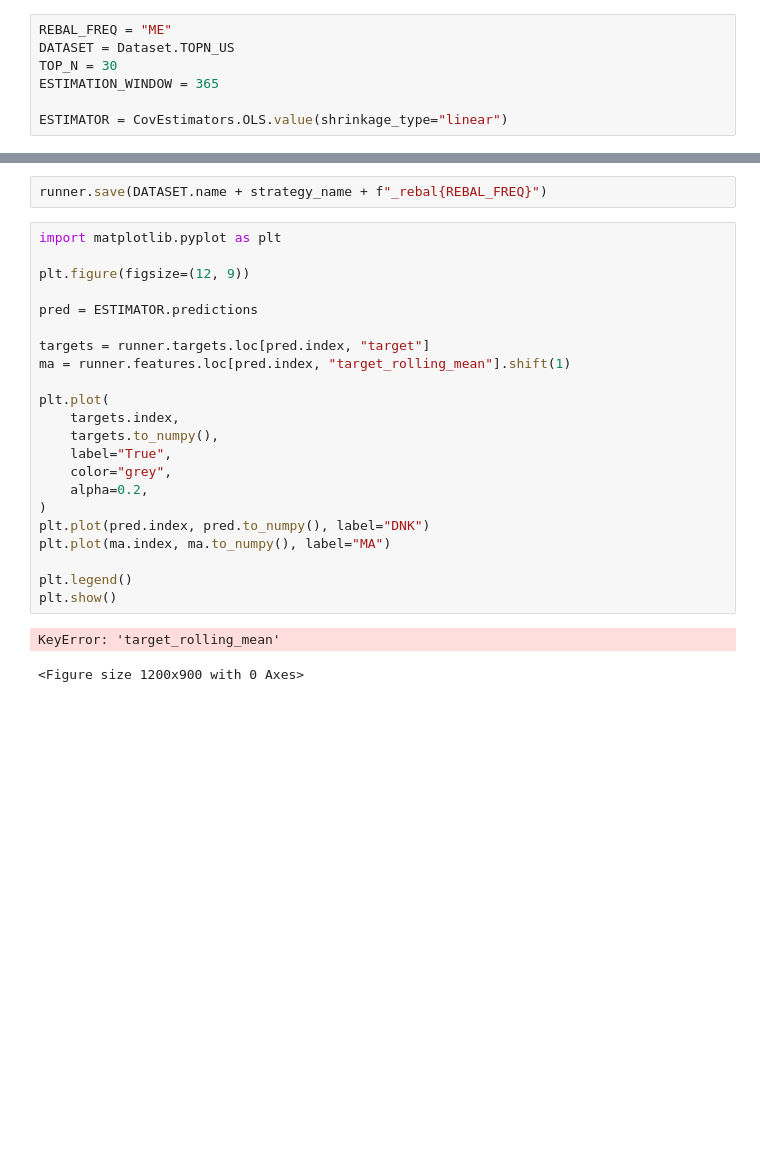
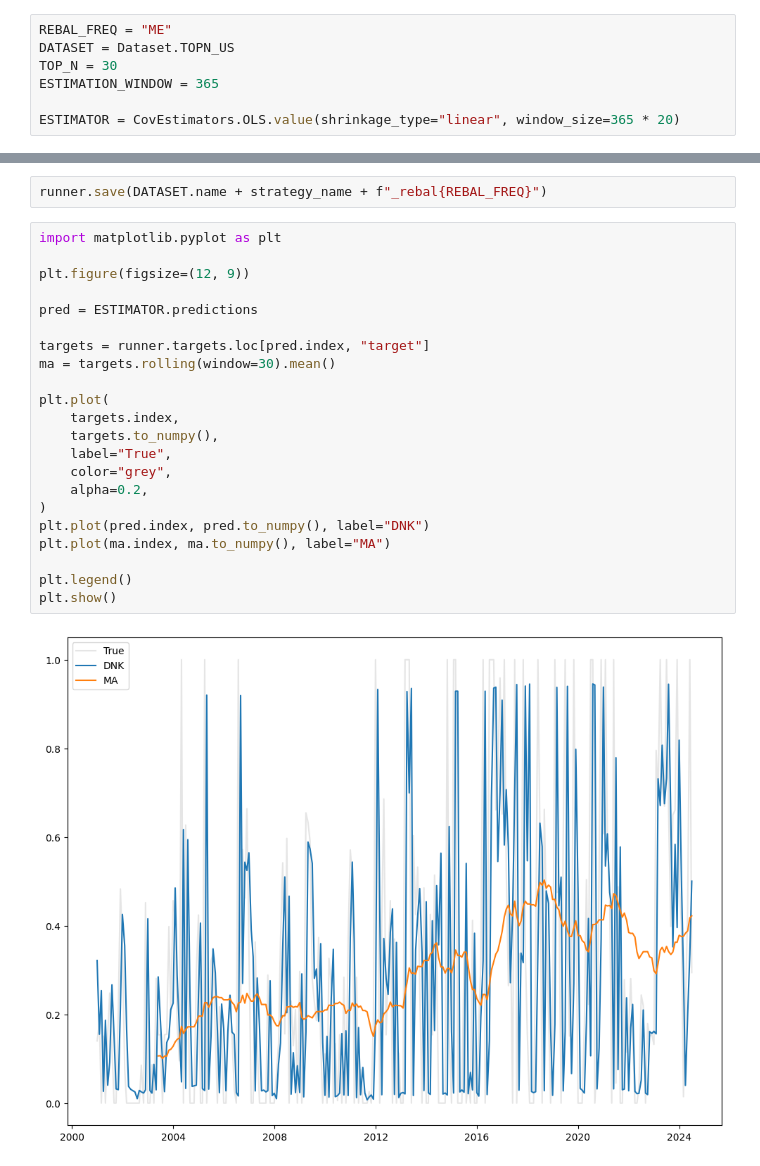
Before and after one commit to ashnvael/qamsi, a Jupyter notebook: final_results/top30/rl_linear/22_OLS.ipynb, the cells around one changed output, grey strips where cells are left out. Cells and saved outputs as stored; diff of their text form; blank space fills up the shorter version.

```diff
--- a/final_results/top30/rl_linear/22_OLS.ipynb
+++ b/final_results/top30/rl_linear/22_OLS.ipynb
@@ -16,7 +16,7 @@ DATASET = Dataset.TOPN_US
 TOP_N = 30
 ESTIMATION_WINDOW = 365
 
-ESTIMATOR = CovEstimators.OLS.value(shrinkage_type="linear")
+ESTIMATOR = CovEstimators.OLS.value(shrinkage_type="linear", window_size=365 * 20)
 # %%
 trading_config = TradingConfig(
     total_exposure=1,
@@ -92,26 +92,25 @@ runner.save(DATASET.name + strategy_name + f"_rebal{REBAL_FREQ}")
 # %%
 import matplotlib.pyplot as plt
 
 plt.figure(figsize=(12, 9))
 
 pred = ESTIMATOR.predictions
 
 targets = runner.targets.loc[pred.index, "target"]
-ma = runner.features.loc[pred.index, "target_rolling_mean"].shift(1)
+ma = targets.rolling(window=30).mean()
 
 plt.plot(
     targets.index,
     targets.to_numpy(),
     label="True",
     color="grey",
     alpha=0.2,
 )
 plt.plot(pred.index, pred.to_numpy(), label="DNK")
 plt.plot(ma.index, ma.to_numpy(), label="MA")
 
 plt.legend()
 plt.show()
 # %% [output]
-KeyError: 'target_rolling_mean'
-<Figure size 1200x900 with 0 Axes>
+[figure, added]
 # %%
```
Also changed, not shown: parts of 4 cells of this notebook, 14 other files.
